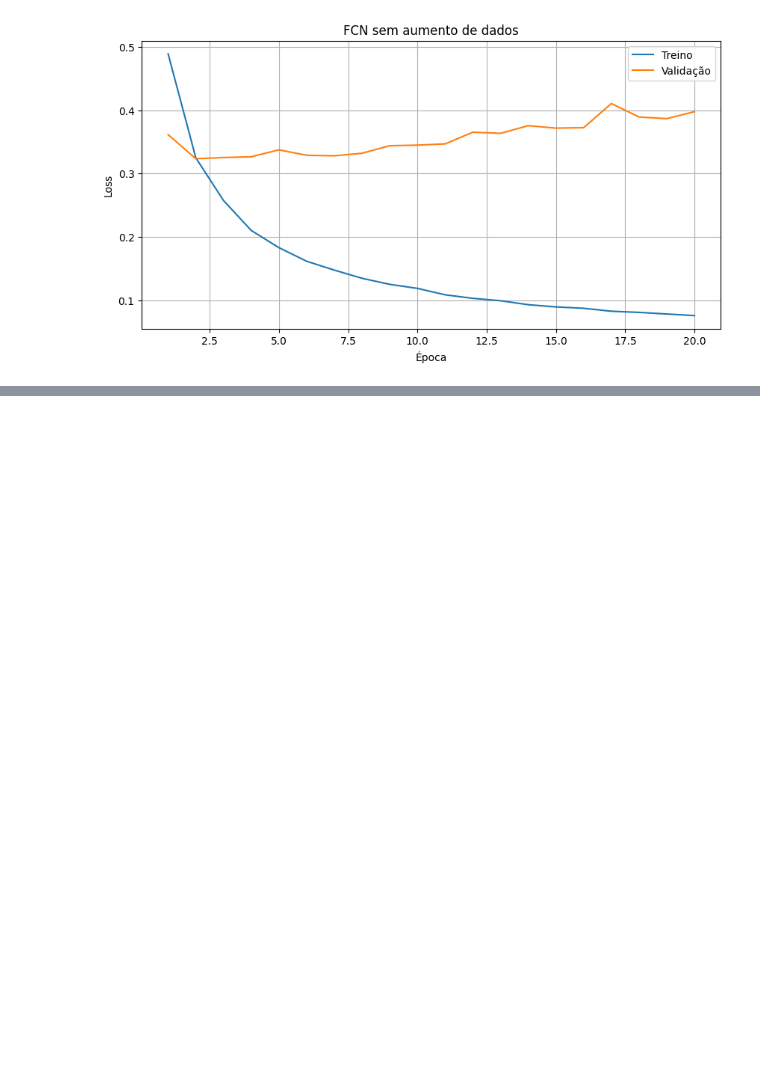
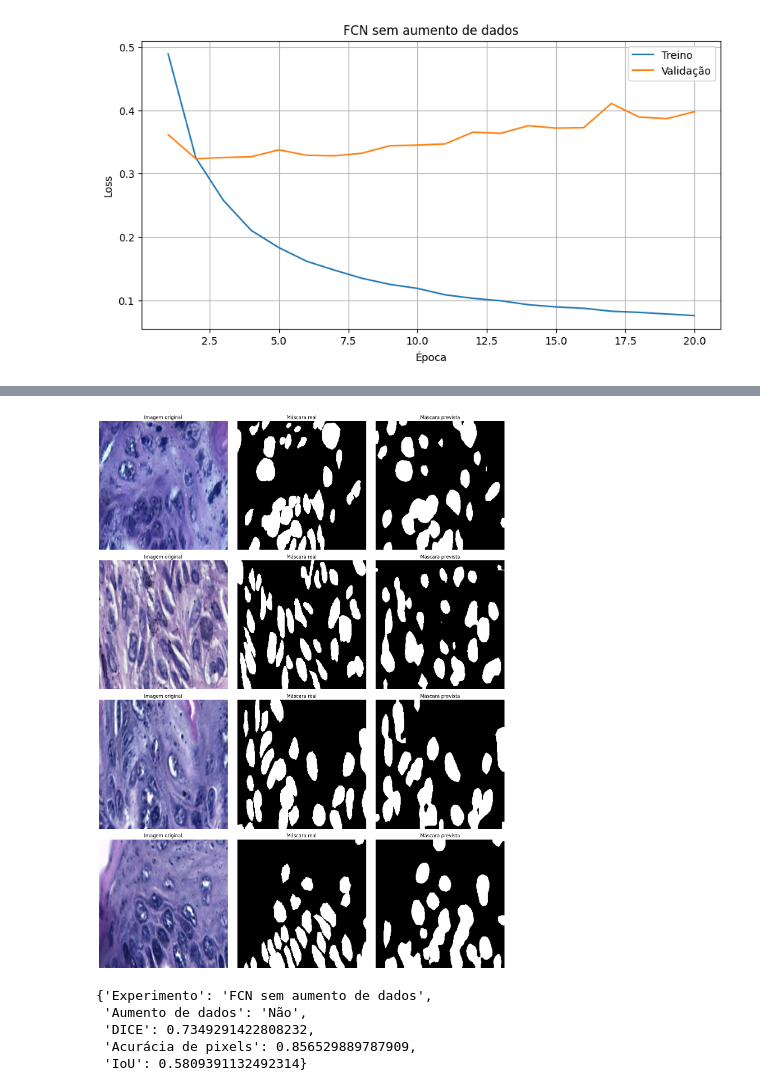
Before and after one commit to Guilherme0202PM/TreinamentoDados, a Jupyter notebook: Semana19/We_19_Implementation_FCN.ipynb, the cells around one changed output, grey strips where cells are left out. Saved outputs shown, nothing was run; the diff lists cells and outputs as text; code cells hidden in the pictures; blank space fills up the shorter version.

Commit message:
Melhor Experimento

```diff
--- a/Semana19/We_19_Implementation_FCN.ipynb
+++ b/Semana19/We_19_Implementation_FCN.ipynb
@@ -753,0 +756,12 @@ plt.show()
+# %%
+model.load_state_dict(
+    torch.load(
+        CAMINHO_MODELO_SEM_AUMENTO,
+        map_location=device
+    )
+)
+
+model = model.to(device)
+model.eval()
+
+print("Melhor modelo sem aumento carregado.")
@@ -753,0 +973,25 @@ plt.show()
+# %%
+visualizar_previsoes(
+    model=model,
+    dataset=test_dataset,
+    device=device,
+    quantidade=4
+)
+# %% [output]
+[figure, added]
+# %%
+resultado_experimento_1 = {
+    "Experimento": "FCN sem aumento de dados",
+    "Aumento de dados": "Não",
+    "DICE": resultados_sem_aumento["dice"],
+    "Acurácia de pixels": resultados_sem_aumento["acuracia"],
+    "IoU": resultados_sem_aumento["iou"]
+}
+
+resultado_experimento_1
+# %% [output]
+{'Experimento': 'FCN sem aumento de dados',
+ 'Aumento de dados': 'Não',
+ 'DICE': 0.7349291422808232,
+ 'Acurácia de pixels': 0.856529889787909,
+ 'IoU': 0.5809391132492314}
```
Also changed, not shown: parts of 5 cells of this notebook.
